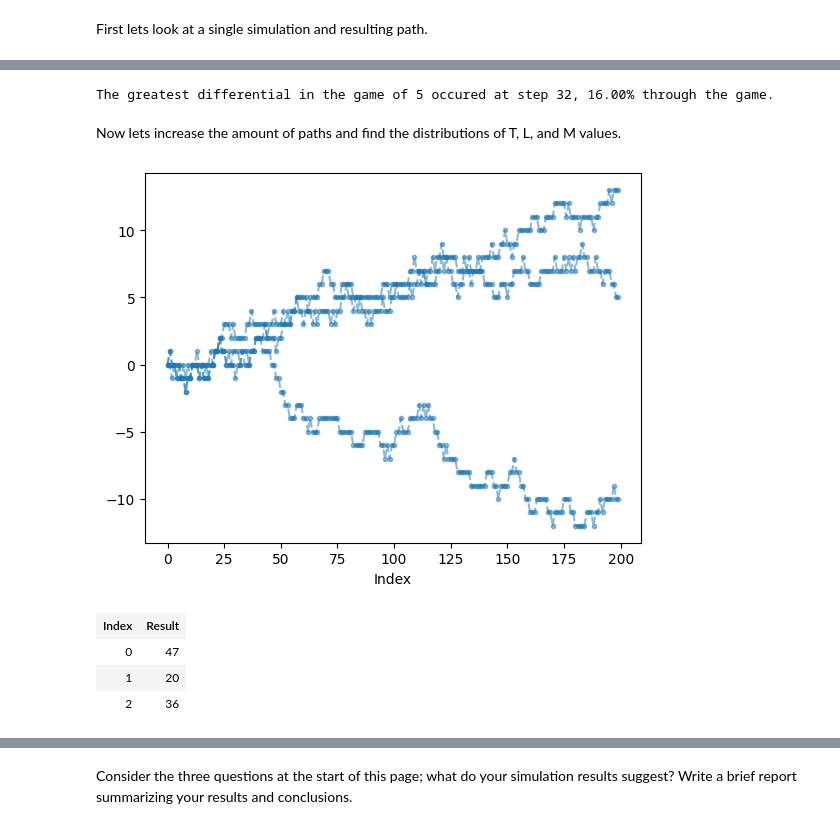
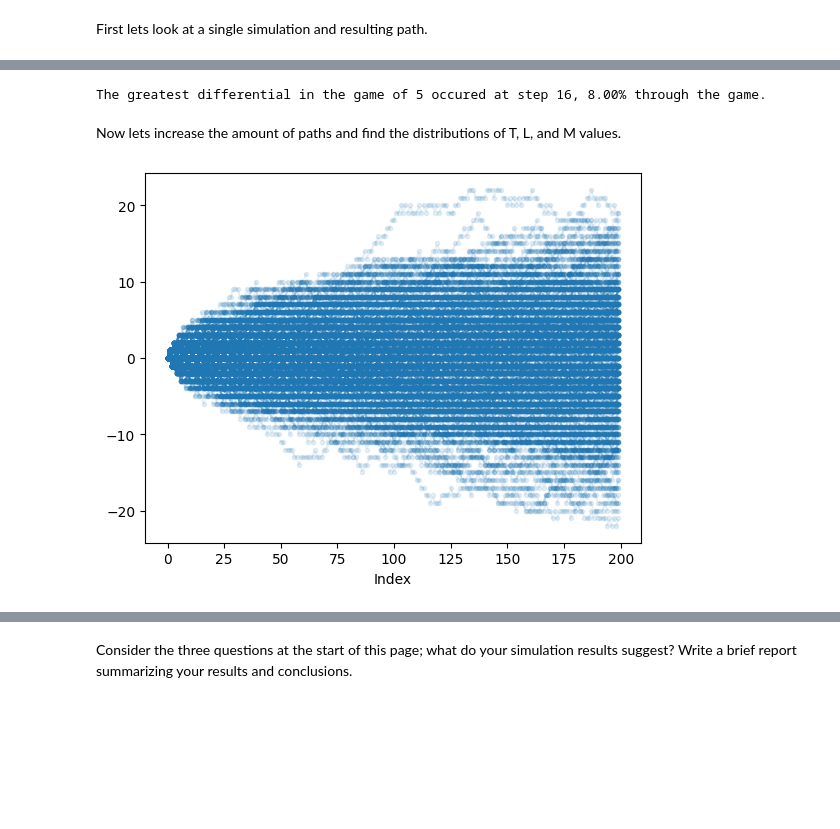
Before and after one commit to NRJaggers/Applied-Stochastic-Processes, a Jupyter notebook: Applications/1-Simple_Random_Walk/Simple_Random_Walk.ipynb, the cells around one changed output, grey strips where cells are left out. Cells and saved outputs as stored; diff of their text form; code cells hidden in the pictures; blank space fills up the shorter version.

```diff
--- a/Applications/1-Simple_Random_Walk/Simple_Random_Walk.ipynb
+++ b/Applications/1-Simple_Random_Walk/Simple_Random_Walk.ipynb
@@ -141,34 +138,20 @@ def maxi(x):
     maxi = 0
     for i in range(steps):
       if abs(x[i]) == max_num:
-            maxi = abs(i)
+            maxi = i + 1
             return maxi
 
+diff_max = games.apply(max).get(0)
 diff_maxi = games.apply(maxi).get(0)
 msg = "The greatest differential in the game of {} occured at step {}, {:.2f}% through the game.".format(diff_max, diff_maxi, (diff_maxi/steps)*100)
 print(msg)
 # %% [output]
-The greatest differential in the game of 5 occured at step 32, 16.00% through the game.
+The greatest differential in the game of 5 occured at step 16, 8.00% through the game.
 # %% [markdown]
 Now lets increase the amount of paths and find the distributions of T, L, and M values.
 # %%
 #To see multiple A - B differentials over time
-games = X.sim(3)
+games = X.sim(500)
 games.plot(tmin = 0, tmax = 200)
 # %% [output]
-[figure, old version]
+[figure, new version]
-# %%
-def last_tie(x):
-    last_tie_index = 0
-    for i in range(steps):
-        if x[i] == 0:
-            last_tie_index = i
-    return last_tie_index
-
-tie = games.apply(last_tie)
-tie
-# %% [output]
-| Index | Result |
-| 0 | 47 |
-| 1 | 20 |
-| 2 | 36 |
```
Also changed, not shown: parts of 13 cells of this notebook.
